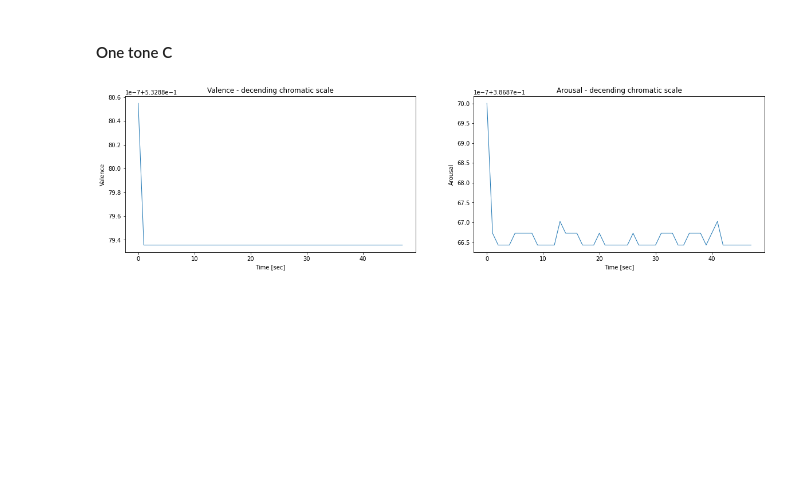
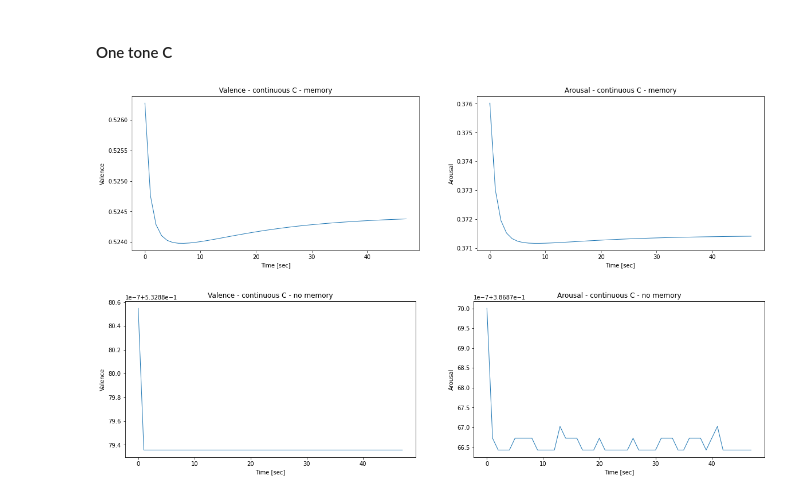
Before and after one commit to amityungman/aimpathy, a Jupyter notebook: LSTMCNN.ipynb, the cells around one changed output. Saved outputs shown, nothing was run; the diff lists cells and outputs as text; code cells hidden in the pictures; blank space fills up the shorter version.

```diff
--- a/LSTMCNN.ipynb
+++ b/LSTMCNN.ipynb
@@ -341,7 +341,7 @@ def get_spectograms(file_name: str):
     chunked_spectograms = [spectrogram[0, :, int((i/2-1)*CHUNK_SIZE_IN_SPECTROS): int((i/2)*CHUNK_SIZE_IN_SPECTROS)] for i in range(spectogram.shape[2]//CHUNK_SIZE_IN_SPECTROS)]
     return chunked_spectograms
 # %%
-def test_spectrograms(spetrograms_to_test):
+def test_spectrograms(spetrograms_to_test, use_memory = True):
     valence_values = list()
     arousal_values = list()
 
@@ -350,8 +350,9 @@ def test_spectrograms(spetrograms_to_test):
         for ind, X_test in tqdm(enumerate(spetrograms_to_test), total=len(spetrograms_to_test)):
             if X_test.shape[1] < CHUNK_SIZE_IN_SPECTROS:
                 continue
-            model_c.hidden = (torch.zeros(model_c.hidden[0].shape).cuda(),
-                              torch.zeros(model_c.hidden[0].shape).cuda())
+            if not use_memory:
+                model_c.hidden = (torch.zeros(model_c.hidden[0].shape).cuda(),
+                                  torch.zeros(model_c.hidden[0].shape).cuda())
             y_val = model_c(X_test.cuda())
             valence_values.append(y_val[0].item())
             arousal_values.append(y_val[1].item())
@@ -412,7 +422,10 @@ plot_thayer_model(valence_values, arousal_values, "continuous A")
 # %%
 one_tone_C_spectograms = get_spectograms("one_tone_C.wav")
 # %%
-valence_values, arousal_values = test_spectrograms(one_tone_C_spectograms)
-plot_thayer_model(valence_values, arousal_values, "continuous C")
+valence_values, arousal_values = test_spectrograms(one_tone_C_spectograms, use_memory=True)
+plot_thayer_model(valence_values, arousal_values, "continuous C - memory")
+valence_values, arousal_values = test_spectrograms(one_tone_C_spectograms, use_memory=False)
+plot_thayer_model(valence_values, arousal_values, "continuous C - no memory")
 # %% [output]
-[figure, old version]
+[figure, new version]
+[figure, added]
```
Also changed, not shown: parts of 5 cells of this notebook.
